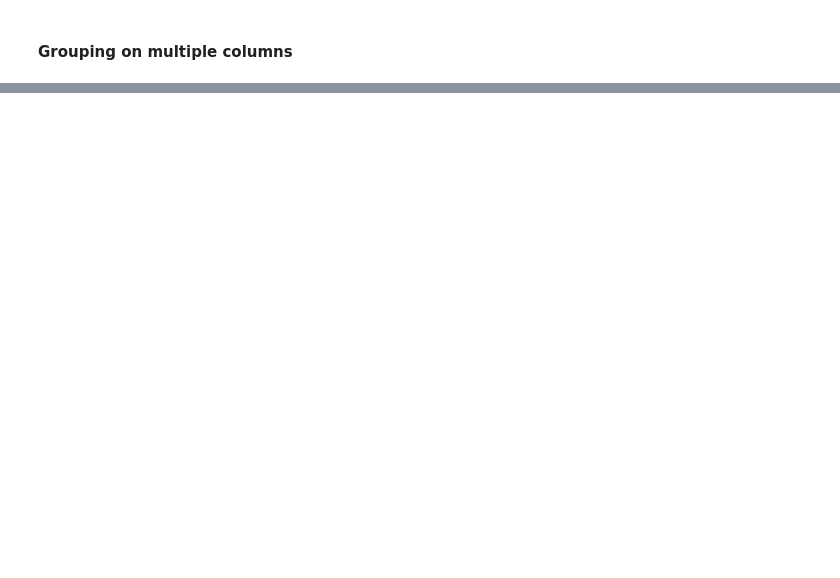
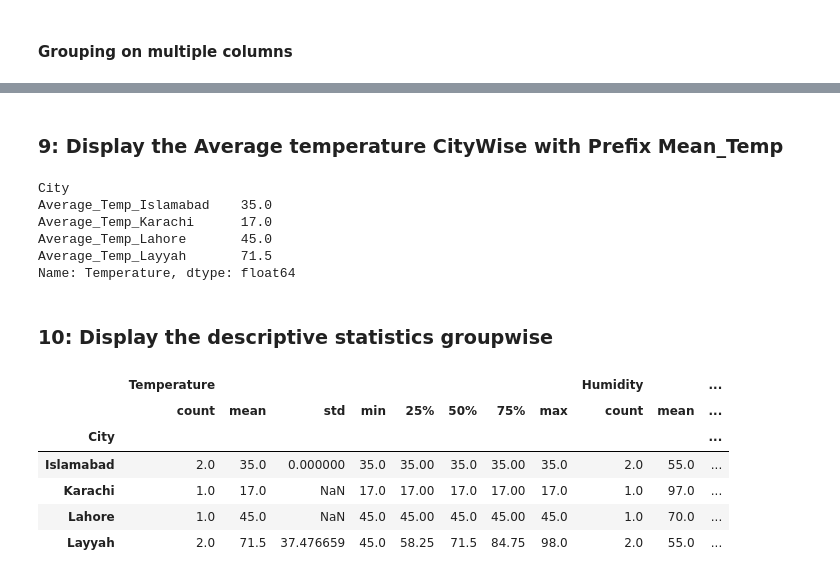
Before and after one commit to precious-05/Python-Guide, a Jupyter notebook: practicePandas/11Groupby.ipynb, the cells around one changed output, grey strips where cells are left out. Saved outputs shown, nothing was run; the diff lists cells and outputs as text; code cells hidden in the pictures; blank space fills up the shorter version.

```diff
--- a/practicePandas/11Groupby.ipynb
+++ b/practicePandas/11Groupby.ipynb
@@ -60,0 +131,10 @@ df2.head()
+# %%
+import pandas as pd
+dic={
+    'City': ['Islamabad','Islamabad','Layyah','Layyah','Karachi','Lahore'],
+    'Temperature': [35,     35,        45,      98,        17,     45],
+    'Humidity':    [50,     60,        50,      60,        97,     70]
+}
+
+data=pd.DataFrame(dic)
+data
@@ -60,0 +285,27 @@ df2.head()
+# %% [markdown]
+### 9: Display the Average temperature CityWise with Prefix Mean_Temp
+# %%
+grp=data.groupby('City')['Temperature'] \
+    .mean().add_prefix('Average_Temp_')    #.reset_index()
+
+grp
+# %% [output]
+City
+Average_Temp_Islamabad    35.0
+Average_Temp_Karachi      17.0
+Average_Temp_Lahore       45.0
+Average_Temp_Layyah       71.5
+Name: Temperature, dtype: float64
+# %% [markdown]
+### 10: Display the descriptive statistics groupwise
+# %%
+grp=data.groupby('City')
+grp.describe()
+# %% [output]
+|  | Temperature |  |  |  |  |  |  |  | Humidity |  | ... |
+|  | count | mean | std | min | 25% | 50% | 75% | max | count | mean | ... |
+| City |  |  |  |  |  |  |  |  |  |  | ... |
+| Islamabad | 2.0 | 35.0 | 0.000000 | 35.0 | 35.00 | 35.0 | 35.00 | 35.0 | 2.0 | 55.0 | ... |
+| Karachi | 1.0 | 17.0 | NaN | 17.0 | 17.00 | 17.0 | 17.00 | 17.0 | 1.0 | 97.0 | ... |
+| Lahore | 1.0 | 45.0 | NaN | 45.0 | 45.00 | 45.0 | 45.00 | 45.0 | 1.0 | 70.0 | ... |
+| Layyah | 2.0 | 71.5 | 37.476659 | 45.0 | 58.25 | 71.5 | 84.75 | 98.0 | 2.0 | 55.0 | ... |
```
Also changed, not shown: parts of 44 cells of this notebook, 2 other files.
